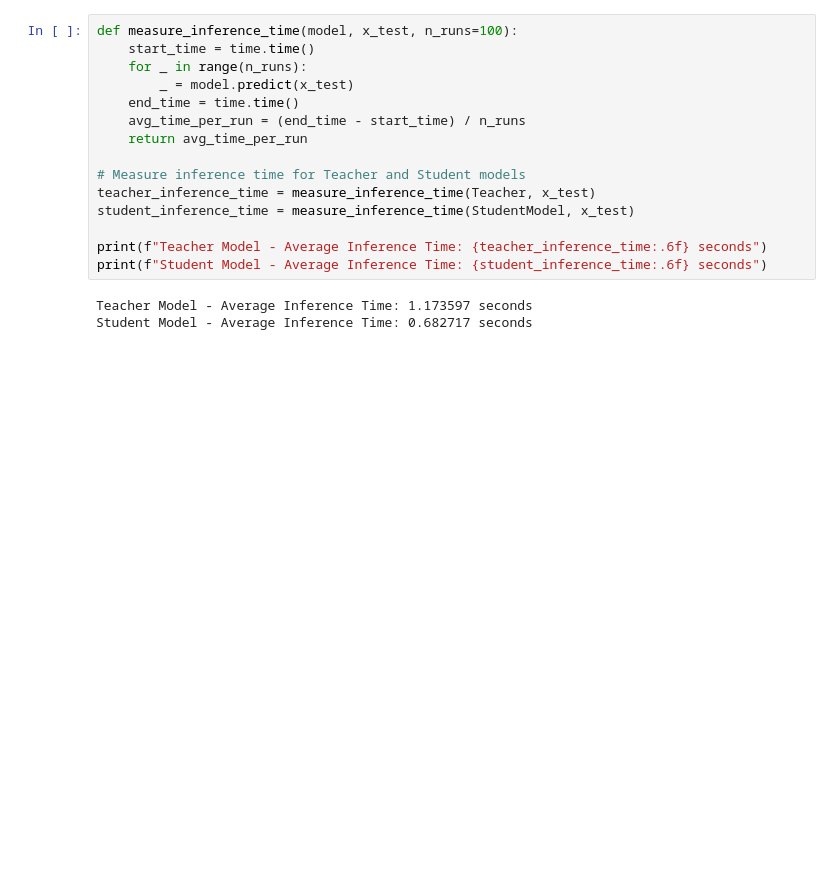
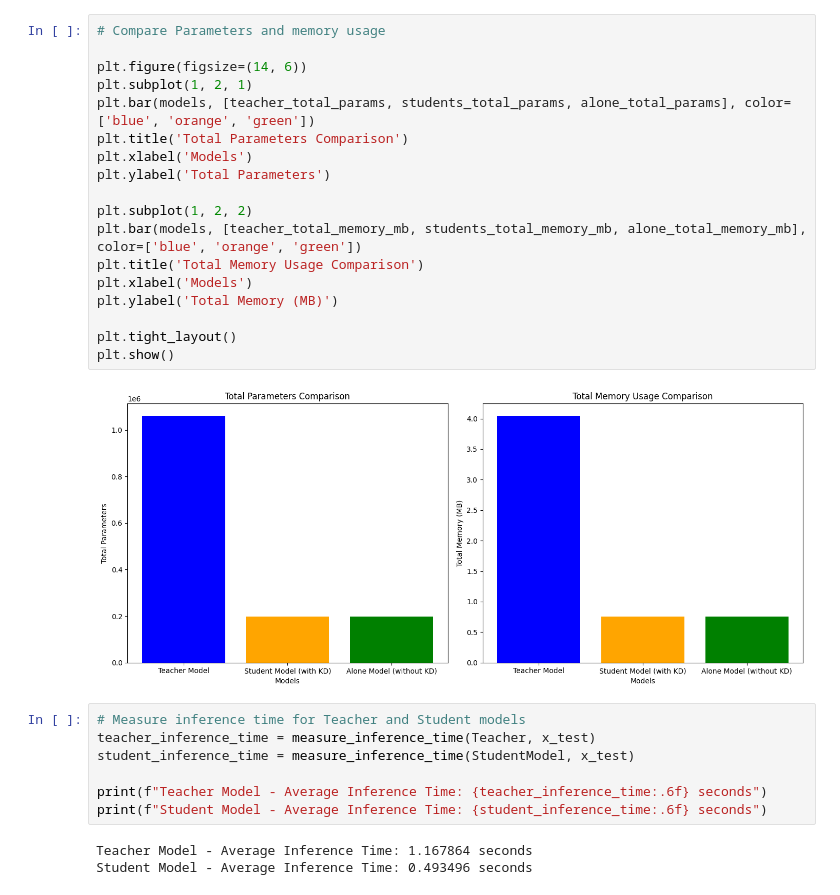
Before and after one commit to kcyoon689/KD-tutorials, a Jupyter notebook: KD-test.ipynb, the cells around one changed output. Saved outputs shown, nothing was run; the diff lists cells and outputs as text; blank space fills up the shorter version.

```diff
--- a/KD-test.ipynb
+++ b/KD-test.ipynb
@@ -353,12 +358,24 @@ plt.show()
+# %%
+# Compare Parameters and memory usage
+
+plt.figure(figsize=(14, 6))
+plt.subplot(1, 2, 1)
+plt.bar(models, [teacher_total_params, students_total_params, alone_total_params], color=['blue', 'orange', 'green'])
+plt.title('Total Parameters Comparison')
+plt.xlabel('Models')
+plt.ylabel('Total Parameters')
+
+plt.subplot(1, 2, 2)
+plt.bar(models, [teacher_total_memory_mb, students_total_memory_mb, alone_total_memory_mb], color=['blue', 'orange', 'green'])
+plt.title('Total Memory Usage Comparison')
+plt.xlabel('Models')
+plt.ylabel('Total Memory (MB)')
+
+plt.tight_layout()
+plt.show()
+# %% [output]
+[figure, added]
 # %%
-def measure_inference_time(model, x_test, n_runs=100):
-    start_time = time.time()
-    for _ in range(n_runs):
-        _ = model.predict(x_test)
-    end_time = time.time()
-    avg_time_per_run = (end_time - start_time) / n_runs
-    return avg_time_per_run
-
 # Measure inference time for Teacher and Student models
 teacher_inference_time = measure_inference_time(Teacher, x_test)
 student_inference_time = measure_inference_time(StudentModel, x_test)
@@ -366,5 +383,5 @@ student_inference_time = measure_inference_time(StudentModel, x_test)
 print(f"Teacher Model - Average Inference Time: {teacher_inference_time:.6f} seconds")
 print(f"Student Model - Average Inference Time: {student_inference_time:.6f} seconds")
 # %% [output]
-Teacher Model - Average Inference Time: 1.173597 seconds
-Student Model - Average Inference Time: 0.682717 seconds
+Teacher Model - Average Inference Time: 1.167864 seconds
+Student Model - Average Inference Time: 0.493496 seconds
```
Also changed, not shown: parts of 16 cells of this notebook.
